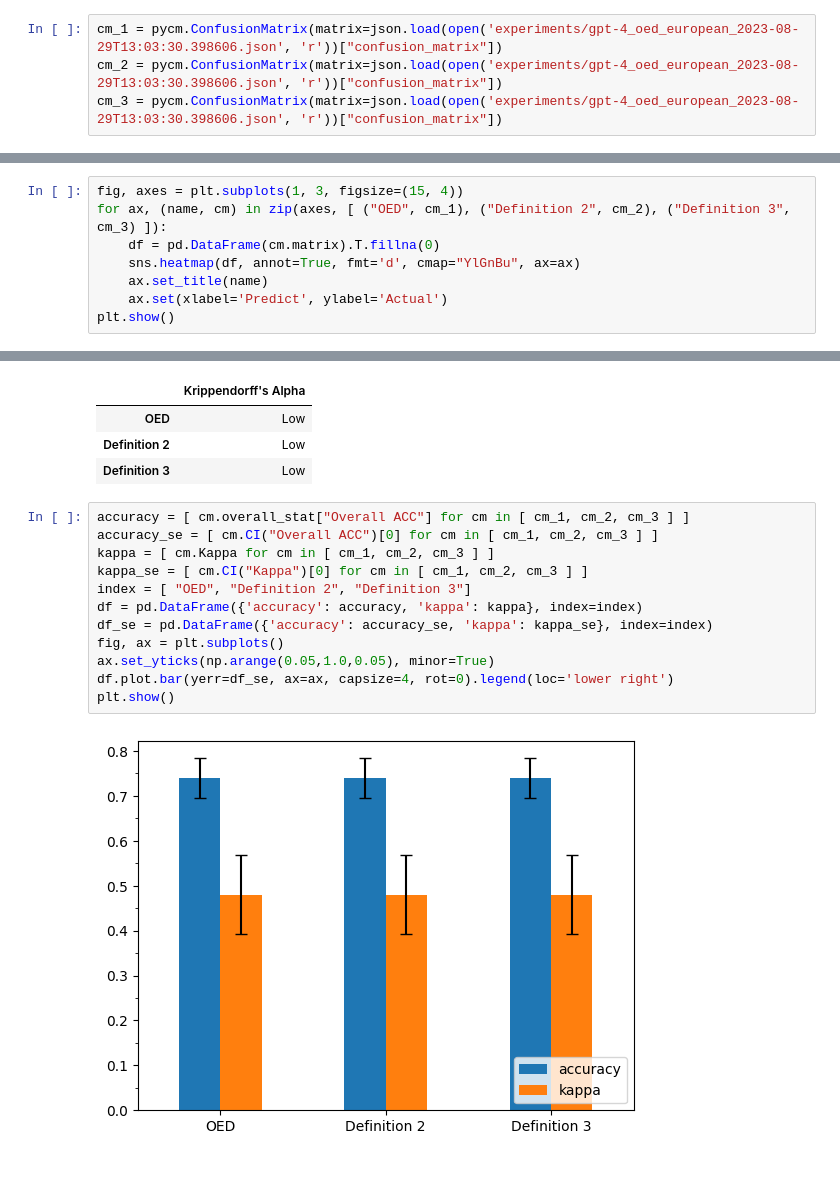
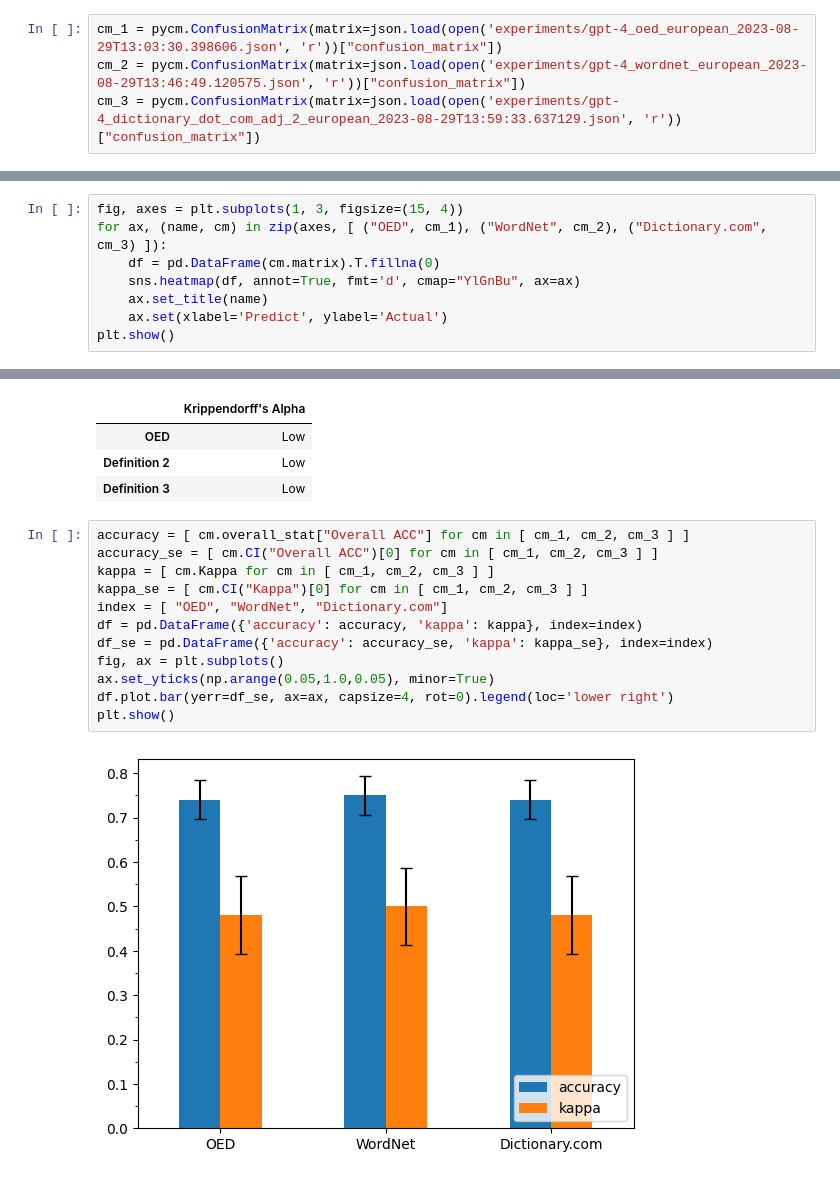
Before and after one commit to bradleypallen/conceptual-engineering-using-llms, a Jupyter notebook: classification_metrics_european.ipynb, the cells around one changed output, grey strips where cells are left out. Saved outputs shown, nothing was run; the diff lists cells and outputs as text.

Commit message:
Completed metrics for all concepts of european

```diff
--- a/classification_metrics_european.ipynb
+++ b/classification_metrics_european.ipynb
@@ -2,6 +2,6 @@
 import json, pycm, numpy as np, pandas as pd, seaborn as sns, matplotlib.pyplot as plt
 # %%
 cm_1 = pycm.ConfusionMatrix(matrix=json.load(open('experiments/gpt-4_oed_european_2023-08-29T13:03:30.398606.json', 'r'))["confusion_matrix"])
-cm_2 = pycm.ConfusionMatrix(matrix=json.load(open('experiments/gpt-4_oed_european_2023-08-29T13:03:30.398606.json', 'r'))["confusion_matrix"])
-cm_3 = pycm.ConfusionMatrix(matrix=json.load(open('experiments/gpt-4_oed_european_2023-08-29T13:03:30.398606.json', 'r'))["confusion_matrix"])
+cm_2 = pycm.ConfusionMatrix(matrix=json.load(open('experiments/gpt-4_wordnet_european_2023-08-29T13:46:49.120575.json', 'r'))["confusion_matrix"])
+cm_3 = pycm.ConfusionMatrix(matrix=json.load(open('experiments/gpt-4_dictionary_dot_com_adj_2_european_2023-08-29T13:59:33.637129.json', 'r'))["confusion_matrix"])
 # %%
@@ -16,6 +16,6 @@ Rank   Name            Class-Score       Overall-Score
 # %%
 fig, axes = plt.subplots(1, 3, figsize=(15, 4))
-for ax, (name, cm) in zip(axes, [ ("OED", cm_1), ("Definition 2", cm_2), ("Definition 3", cm_3) ]):
+for ax, (name, cm) in zip(axes, [ ("OED", cm_1), ("WordNet", cm_2), ("Dictionary.com", cm_3) ]):
     df = pd.DataFrame(cm.matrix).T.fillna(0)
     sns.heatmap(df, annot=True, fmt='d', cmap="YlGnBu", ax=ax)
     ax.set_title(name)
@@ -33,16 +33,16 @@ pd.DataFrame({"Krippendorff's Alpha": [ cm_1.SOA9, cm_2.SOA9, cm_3.SOA9 ]}, inde
 # %%
 accuracy = [ cm.overall_stat["Overall ACC"] for cm in [ cm_1, cm_2, cm_3 ] ]
 accuracy_se = [ cm.CI("Overall ACC")[0] for cm in [ cm_1, cm_2, cm_3 ] ]
 kappa = [ cm.Kappa for cm in [ cm_1, cm_2, cm_3 ] ]
 kappa_se = [ cm.CI("Kappa")[0] for cm in [ cm_1, cm_2, cm_3 ] ]
-index = [ "OED", "Definition 2", "Definition 3"]
+index = [ "OED", "WordNet", "Dictionary.com"]
 df = pd.DataFrame({'accuracy': accuracy, 'kappa': kappa}, index=index)
 df_se = pd.DataFrame({'accuracy': accuracy_se, 'kappa': kappa_se}, index=index)
 fig, ax = plt.subplots()
 ax.set_yticks(np.arange(0.05,1.0,0.05), minor=True)
 df.plot.bar(yerr=df_se, ax=ax, capsize=4, rot=0).legend(loc='lower right')
 plt.show()
 # %% [output]
-[figure, old version]
+[figure, new version]
 # %%
 f1_micro = [ cm.F1_Micro for cm in [ cm_1, cm_2, cm_3 ] ]
```
Also changed, not shown: parts of 3 cells of this notebook.
